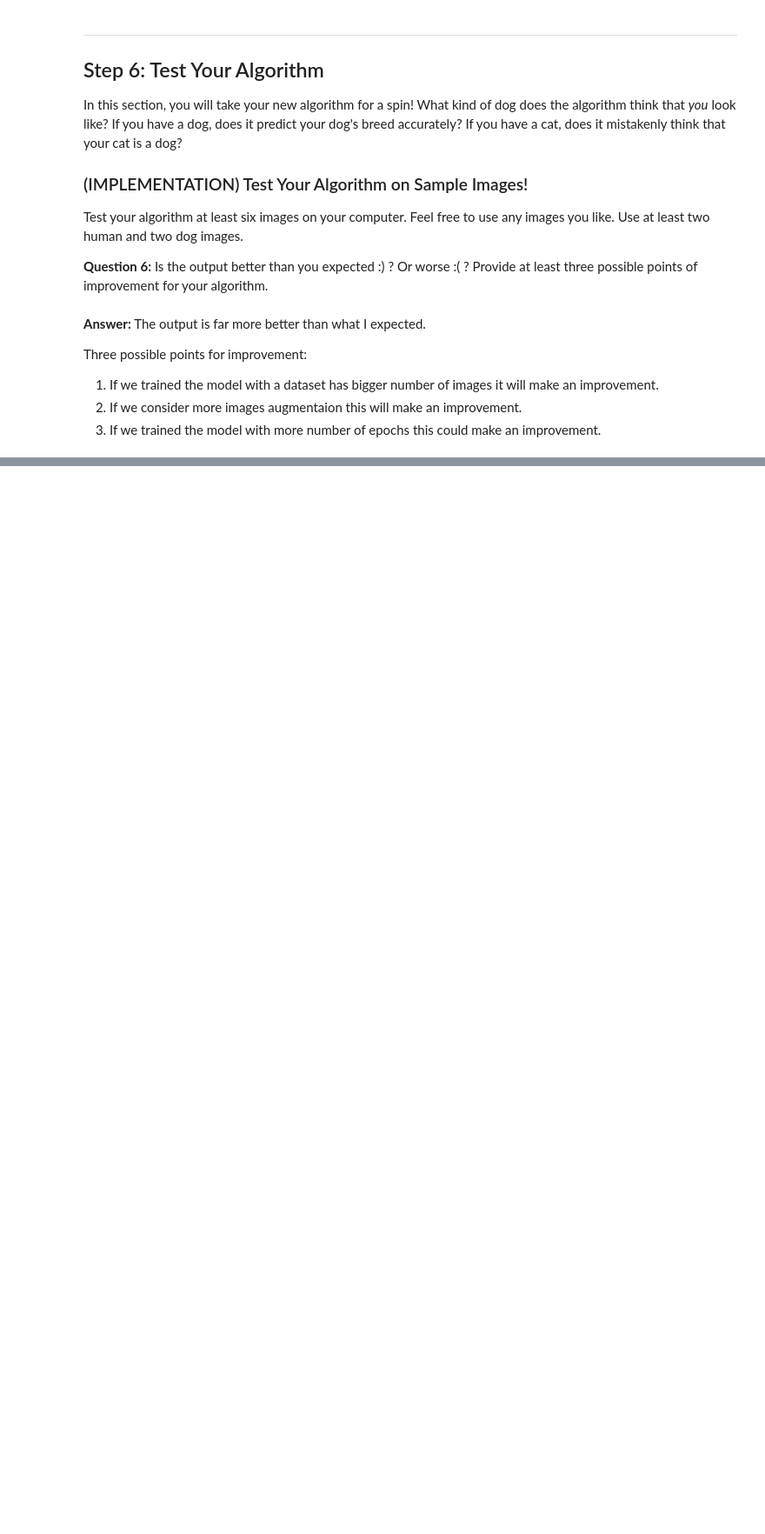
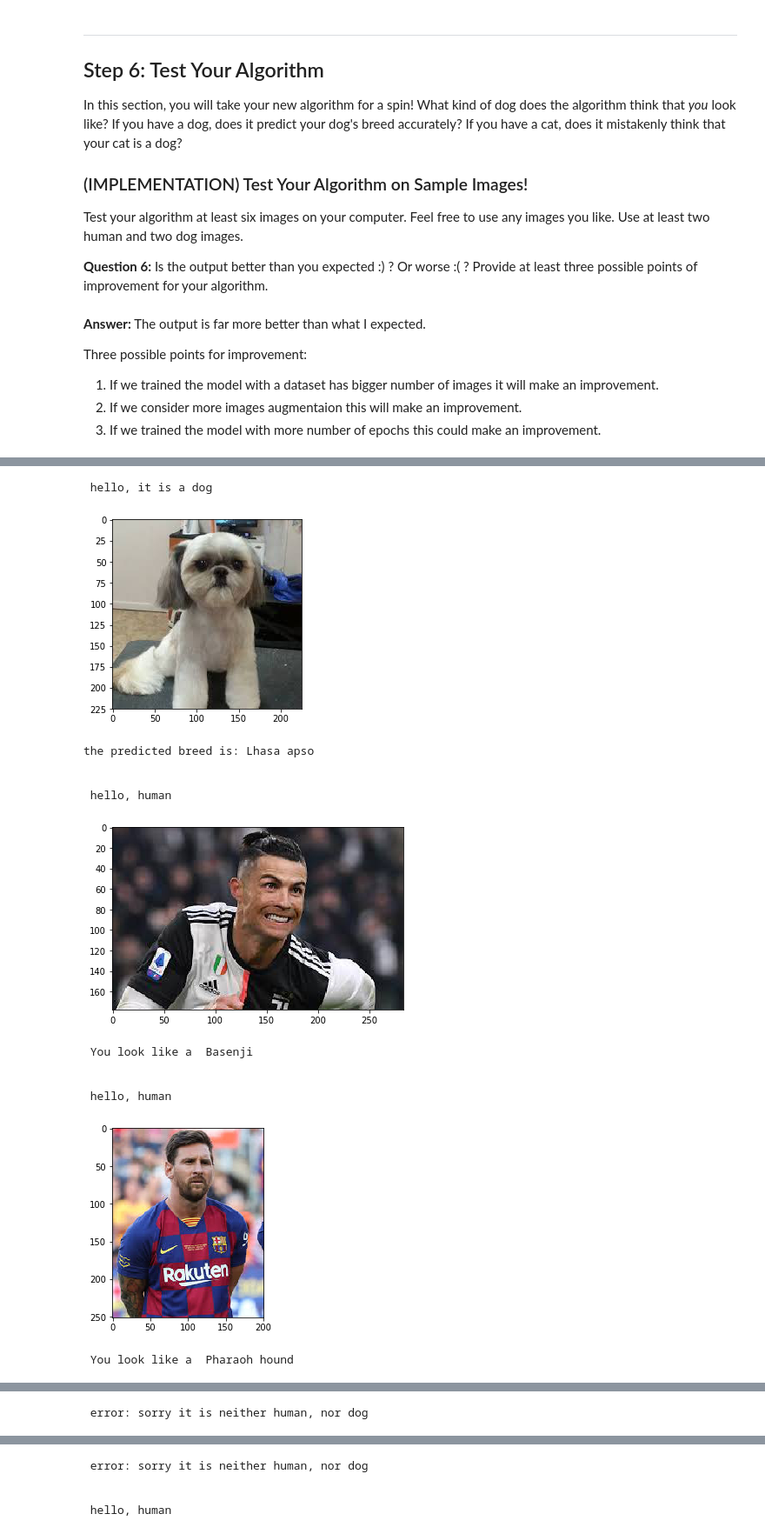
Before and after one commit to kroudir/Deep-Learning-Nanodegree-Projects-Udacity, a Jupyter notebook: Projects/Project02_Dog_Breed_classifier/dog_app.ipynb, the cells around one changed output, grey strips where cells are left out. Shown at 87% size. Saved outputs shown, nothing was run; the diff lists cells and outputs as text; code cells hidden in the pictures; blank space fills up the shorter version.

Commit message:
feat(Project 2): Add tests with custom images

```diff
--- a/Projects/Project02_Dog_Breed_classifier/dog_app.ipynb
+++ b/Projects/Project02_Dog_Breed_classifier/dog_app.ipynb
@@ -888,0 +885,19 @@ the predicted breed is: Bullmastiff
+# %%
+#Testing the algorithm with at least six images from my computer
+my_specimen = glob("./test/*")
+for file in np.hstack((my_specimen)):
+    run_app(file)
+# %% [output]
+ hello, it is a dog
+[figure, added]
+the predicted breed is: Lhasa apso
+
+
+ hello, human
+[figure, added]
+ You look like a  Basenji
+
+
+ hello, human
+[figure, added]
+ You look like a  Pharaoh hound
@@ -888,0 +905 @@ the predicted breed is: Bullmastiff
+ error: sorry it is neither human, nor dog
@@ -888,0 +907,4 @@ the predicted breed is: Bullmastiff
+ error: sorry it is neither human, nor dog
+
+
+ hello, human
```
Also changed, not shown: parts of 6 cells of this notebook, 1 other file.
